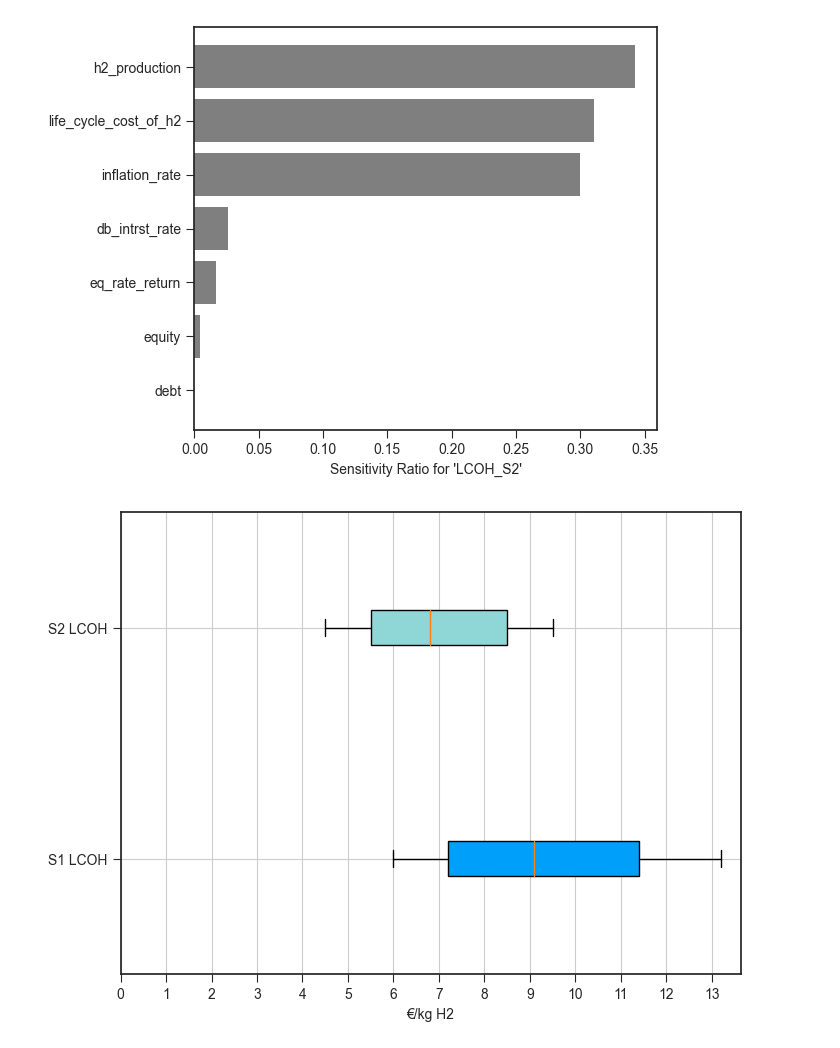
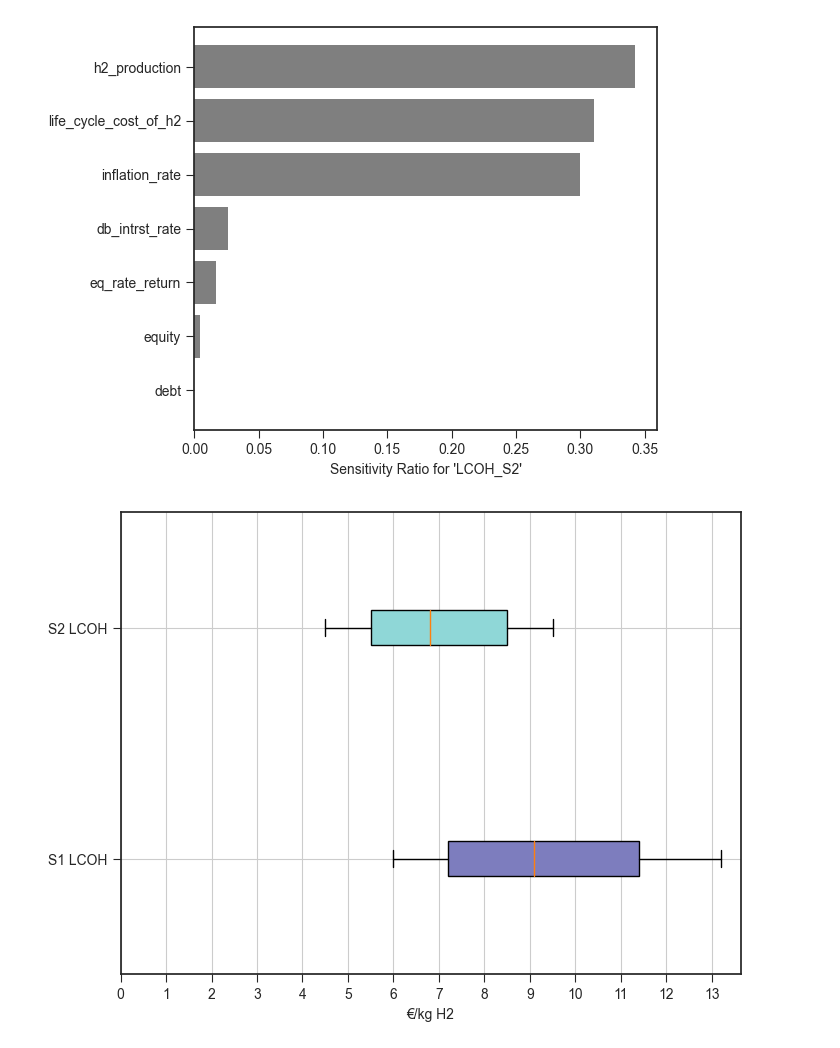
Before and after one commit to LCC-Tool/LCC_Tool_5MW-PEMWE, a Jupyter notebook: LCC_tool.ipynb, the cells around one changed output. Saved outputs shown, nothing was run; the diff lists cells and outputs as text; code cells hidden in the pictures.

Commit message:
changed color of Boxlplot

```diff
--- a/LCC_tool.ipynb
+++ b/LCC_tool.ipynb
@@ -2242,35 +2242,35 @@ Done calculating sensitivity indices.
 # %%
 # Box plot - Results of LCOH in S1 and S2- for manuscript
 
 # Calcualted data from previous process
 # p5 and p95 refer to the 5th and 95th percentiles respectively
 # we use the p5 and p95 to plot a boxplot
 LCOH_s1 = {'min': 6, 'max': 13.2, 'median': 9.1, 'p5': 7.2, 'p95': 11.4}
 LCOH_s2 = {'min': 4.5, 'max': 9.5, 'median': 6.8, 'p5': 5.5, 'p95': 8.5}
 
 # Draw the boxplot
 plt.figure(figsize=(8, 6))
 
 # Plotting the boxplot using the data defined above
 bp = plt.boxplot([[LCOH_s1['min'], LCOH_s1['p5'], LCOH_s1['median'], LCOH_s1['p95'], LCOH_s1['max']],
              [LCOH_s2['min'], LCOH_s2['p5'], LCOH_s2['median'], LCOH_s2['p95'], LCOH_s2['max']]],
             labels=['S1 LCOH', 'S2 LCOH'], vert=False, patch_artist=True)
 
 # Set color
-colors = [(0/255, 160/255, 250/255), (143/255, 215/255, 215/255)]
+colors = [(125/255, 125/255, 190/255), (143/255, 215/255, 215/255)]
 for box, color in zip(bp['boxes'], colors):
     box.set(facecolor=color)
 
 plt.xlabel('€/kg H2')
 
 # Manually define the x-axis
 plt.xticks(range(0, 14))
 
 # Print plot
 plt.grid(True)
 plt.show()
 # %% [output]
-[figure, old version]
+[figure, new version]
 # %%
 # Results validation - for manuscript
 
```
Also changed, not shown: parts of 1 cell of this notebook.
